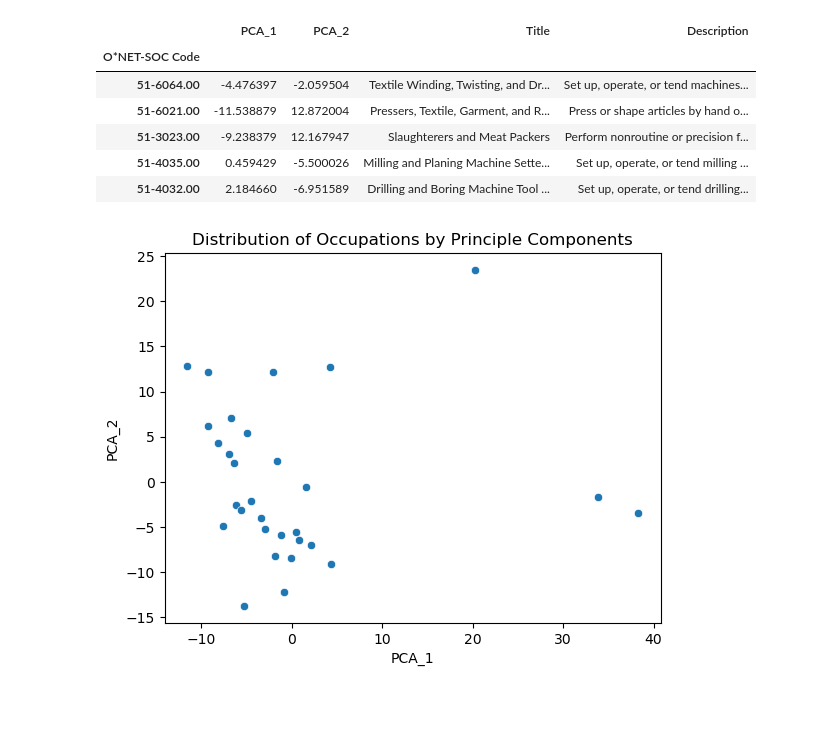
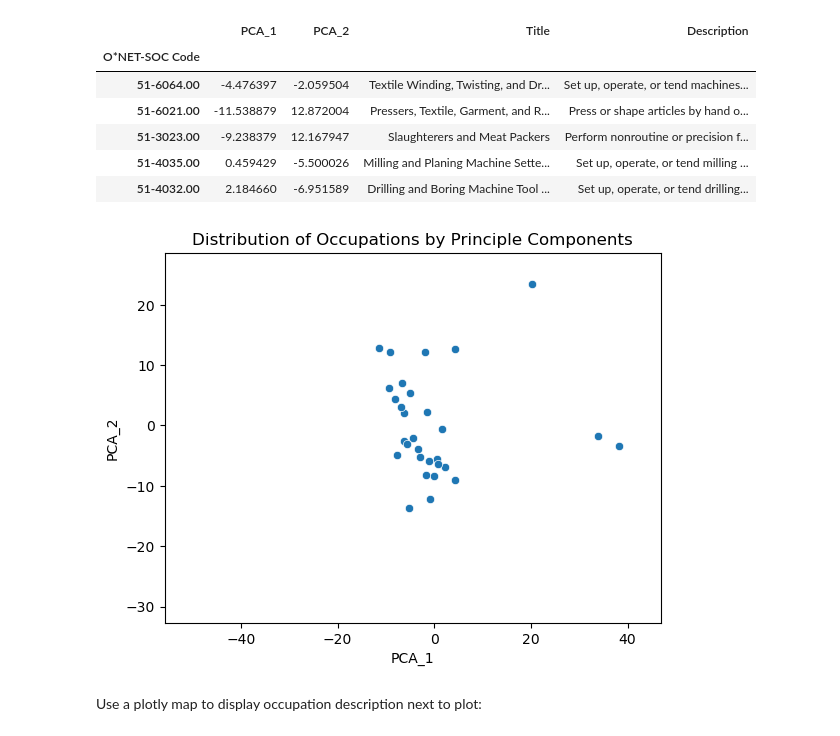
Before and after one commit to jasondetaylor/Occupational_Map_WIP, a Jupyter notebook: Occupational Map.ipynb, the cells around one changed output. Drawn from its saved outputs; the diff is of its cells as text; code cells hidden in the pictures; blank space fills up the shorter version.

```diff
--- a/Occupational Map.ipynb
+++ b/Occupational Map.ipynb
@@ -352,7 +359,21 @@ pca_df.head()
 | 51-4032.00 | 2.184660 | -6.951589 | Drilling and Boring Machine Tool ... | Set up, operate, or tend drilling... |
 # %%
 sns.scatterplot(data = pca_df, x = 'PCA_1', y = 'PCA_2')
+
+# center plot on best match:
+factor = 1.2 # proportional free edge around points
+x_center = pca_df.loc[best_match_code]['PCA_1']
+x_max = max(abs(pca_df.loc[:, 'PCA_1']))
+plt.xlim(x_center - (x_max - x_center)*factor, x_center + (x_max - x_center)*factor)
+
+y_center = pca_df.loc[best_match_code]['PCA_2']
+y_max = max(abs(pca_df.loc[:, 'PCA_2']))
+plt.ylim(y_center - (y_max - y_center)*factor, y_center + (y_max - y_center)*factor)
+
+
 plt.title('Distribution of Occupations by Principle Components')
 plt.show()
 # %% [output]
-[figure, old version]
+[figure, new version]
+# %% [markdown]
+Use a plotly map to display occupation description next to plot:
```
Also changed, not shown: parts of 7 cells of this notebook.
